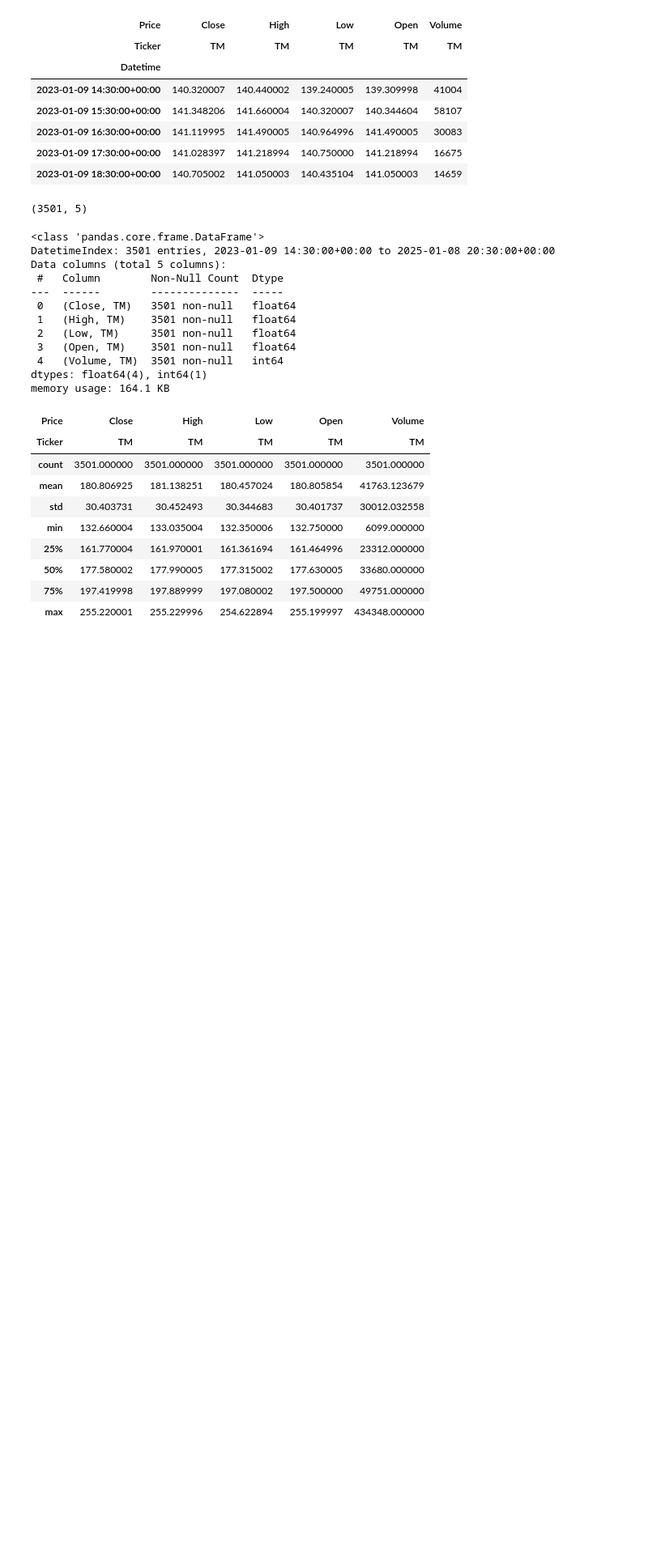
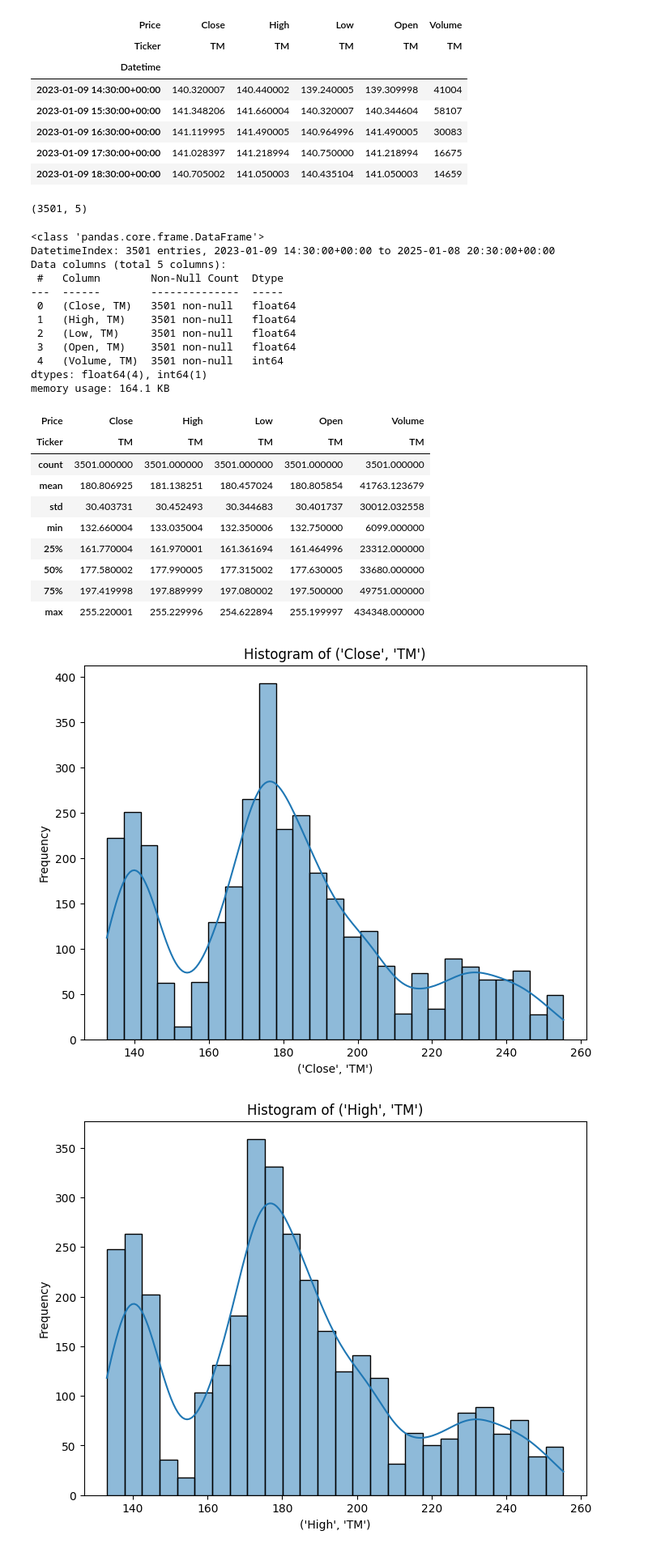
Before and after one commit to surak-alf/STOCK, a Jupyter notebook: notebooks/TM_MEDIUM.ipynb, the cells around one changed output. Shown: that part at 81% size. Drawn from its saved outputs; the diff is of its cells as text; code cells hidden in the pictures; blank space fills up the shorter version.

Commit message:
TM-short-medium-long_notebooks_modified

```diff
--- a/notebooks/TM_MEDIUM.ipynb
+++ b/notebooks/TM_MEDIUM.ipynb
@@ -63,3 +63,20 @@ tm_medium_data.describe()
 | 50% | 177.580002 | 177.990005 | 177.315002 | 177.630005 | 33680.000000 |
 | 75% | 197.419998 | 197.889999 | 197.080002 | 197.500000 | 49751.000000 |
 | max | 255.220001 | 255.229996 | 254.622894 | 255.199997 | 434348.000000 |
+# %%
+# Identify numerical columns
+numerical_columns = tm_medium_data.select_dtypes(include=[np.number]).columns
+
+# Perform univariate analysis on numerical columns
+for column in numerical_columns:
+    # For continuous variables
+    if len(tm_medium_data[column].unique()) > 10:  # Assuming if unique values > 10, consider it continuous
+        plt.figure(figsize=(8, 6))
+        sns.histplot(tm_medium_data[column], kde=True)
+        plt.title(f'Histogram of {column}')
+        plt.xlabel(column)
+        plt.ylabel('Frequency')
+        plt.show()
+# %% [output]
+[figure, added]
+[figure, added]
```
Also changed, not shown: parts of 8 cells of this notebook.
